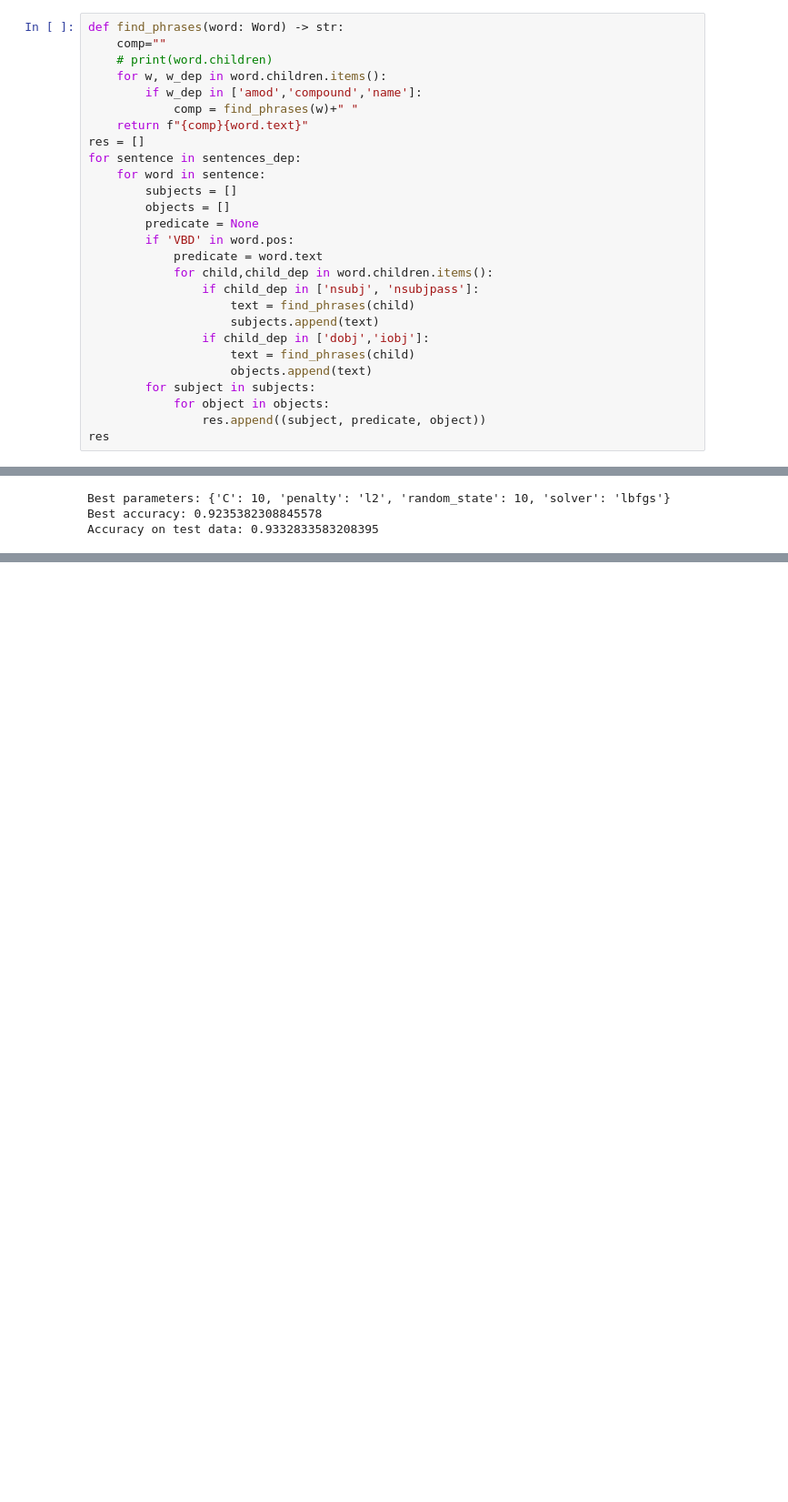
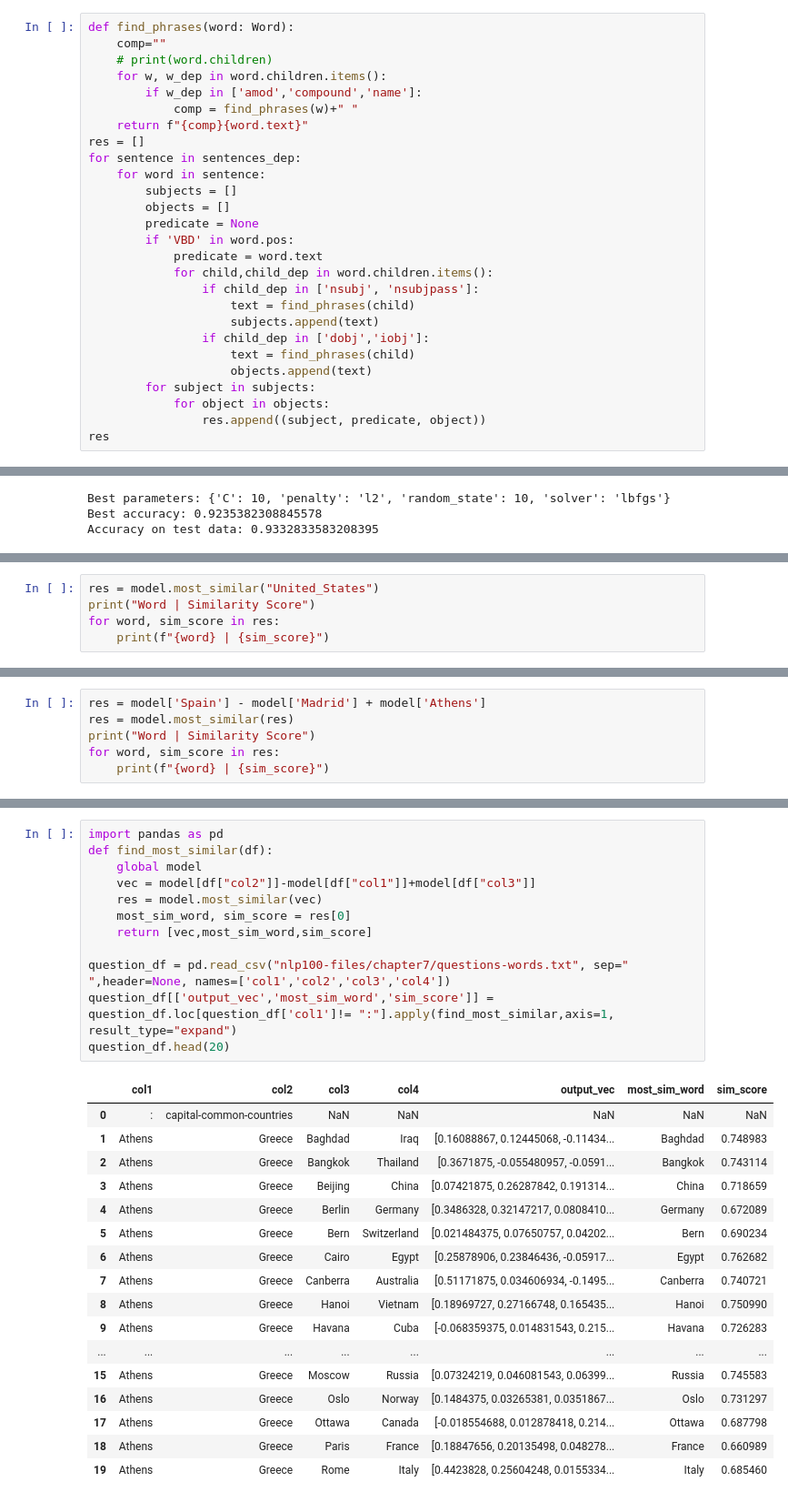
Before and after one commit to rizstwn/llm-learning, a Jupyter notebook: nlp-hundred-exercise.ipynb, the cells around one changed output, grey strips where cells are left out. Shown at 91% size. Drawn from its saved outputs; the diff is of its cells as text; blank space fills up the shorter version.

```diff
--- a/nlp-hundred-exercise.ipynb
+++ b/nlp-hundred-exercise.ipynb
@@ -1039,7 +1039,7 @@ pd.DataFrame(json_zip['sentences'][22]['basicDependencies']).sort_values('govern
 | 32 | nmod:poss | 36 | Robots | 33 | Rossum |
 | 36 | punct | 36 | Robots | 37 | -RRB- |
 # %%
-def find_phrases(word: Word) -> str:
+def find_phrases(word: Word):
     comp=""
     # print(word.children)
     for w, w_dep in word.children.items():
@@ -1589,0 +1614,5 @@ Accuracy on test data: 0.9332833583208395
+# %%
+res = model.most_similar("United_States")
+print("Word | Similarity Score")
+for word, sim_score in res:
+    print(f"{word} | {sim_score}")
@@ -1589,0 +1635,6 @@ Accuracy on test data: 0.9332833583208395
+# %%
+res = model['Spain'] - model['Madrid'] + model['Athens']
+res = model.most_similar(res)
+print("Word | Similarity Score")
+for word, sim_score in res:
+    print(f"{word} | {sim_score}")
@@ -1589,0 +1657,30 @@ Accuracy on test data: 0.9332833583208395
+# %%
+import pandas as pd
+def find_most_similar(df):
+    global model
+    vec = model[df["col2"]]-model[df["col1"]]+model[df["col3"]]
+    res = model.most_similar(vec)
+    most_sim_word, sim_score = res[0]
+    return [vec,most_sim_word,sim_score]
+
+question_df = pd.read_csv("nlp100-files/chapter7/questions-words.txt", sep=" ",header=None, names=['col1','col2','col3','col4'])
+question_df[['output_vec','most_sim_word','sim_score']] = question_df.loc[question_df['col1']!= ":"].apply(find_most_similar,axis=1, result_type="expand")
+question_df.head(20)
+# %% [output]
+|  | col1 | col2 | col3 | col4 | output_vec | most_sim_word | sim_score |
+| 0 | : | capital-common-countries | NaN | NaN | NaN | NaN | NaN |
+| 1 | Athens | Greece | Baghdad | Iraq | [0.16088867, 0.12445068, -0.11434... | Baghdad | 0.748983 |
+| 2 | Athens | Greece | Bangkok | Thailand | [0.3671875, -0.055480957, -0.0591... | Bangkok | 0.743114 |
+| 3 | Athens | Greece | Beijing | China | [0.07421875, 0.26287842, 0.191314... | China | 0.718659 |
+| 4 | Athens | Greece | Berlin | Germany | [0.3486328, 0.32147217, 0.0808410... | Germany | 0.672089 |
+| 5 | Athens | Greece | Bern | Switzerland | [0.021484375, 0.07650757, 0.04202... | Bern | 0.690234 |
+| 6 | Athens | Greece | Cairo | Egypt | [0.25878906, 0.23846436, -0.05917... | Egypt | 0.762682 |
+| 7 | Athens | Greece | Canberra | Australia | [0.51171875, 0.034606934, -0.1495... | Canberra | 0.740721 |
+| 8 | Athens | Greece | Hanoi | Vietnam | [0.18969727, 0.27166748, 0.165435... | Hanoi | 0.750990 |
+| 9 | Athens | Greece | Havana | Cuba | [-0.068359375, 0.014831543, 0.215... | Havana | 0.726283 |
+| ... | ... | ... | ... | ... | ... | ... | ... |
+| 15 | Athens | Greece | Moscow | Russia | [0.07324219, 0.046081543, 0.06399... | Russia | 0.745583 |
+| 16 | Athens | Greece | Oslo | Norway | [0.1484375, 0.03265381, 0.0351867... | Oslo | 0.731297 |
+| 17 | Athens | Greece | Ottawa | Canada | [-0.018554688, 0.012878418, 0.214... | Ottawa | 0.687798 |
+| 18 | Athens | Greece | Paris | France | [0.18847656, 0.20135498, 0.048278... | France | 0.660989 |
+| 19 | Athens | Greece | Rome | Italy | [0.4423828, 0.25604248, 0.0155334... | Italy | 0.685460 |
```
Also changed, not shown: parts of 26 cells of this notebook.
